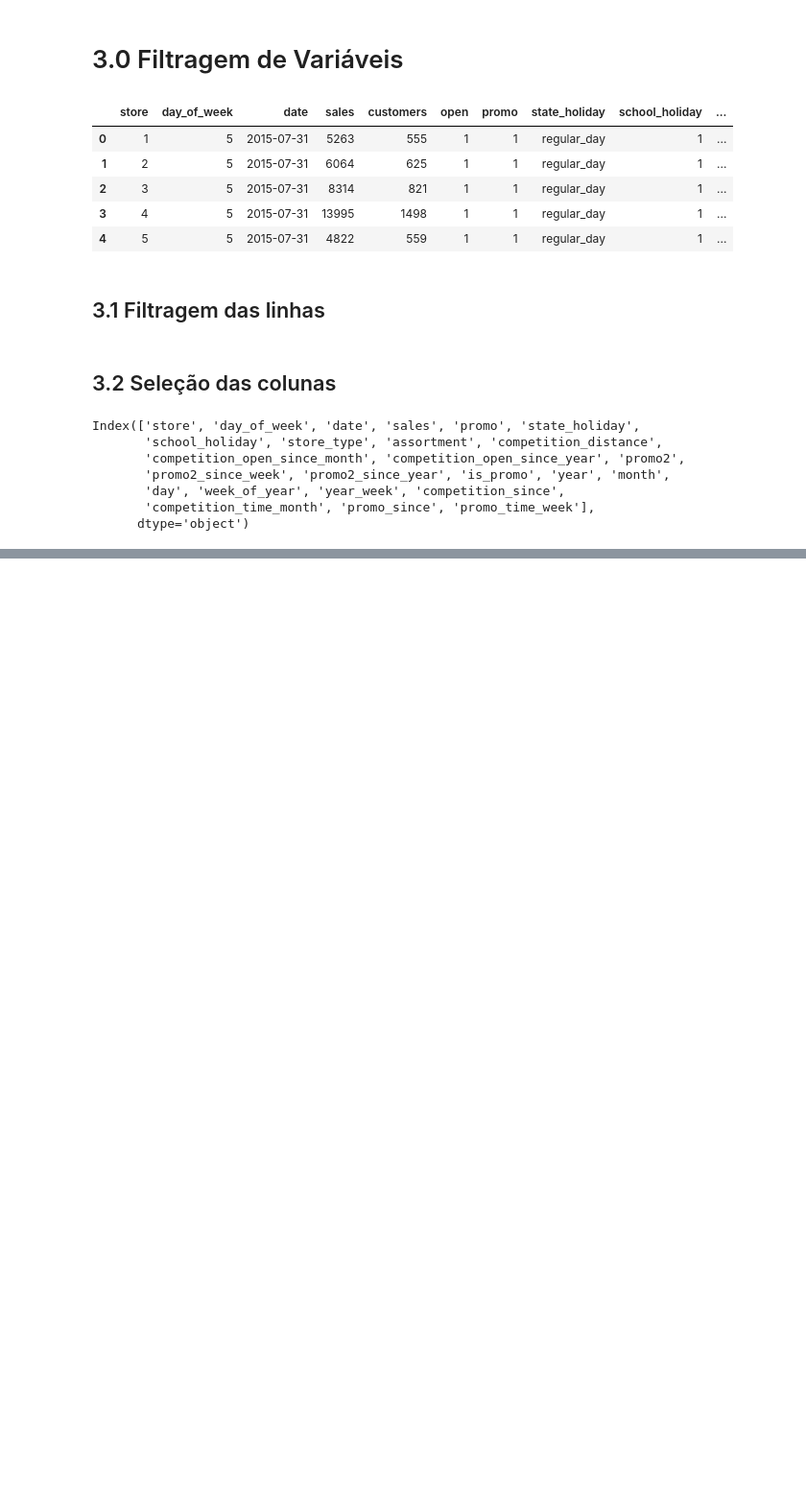
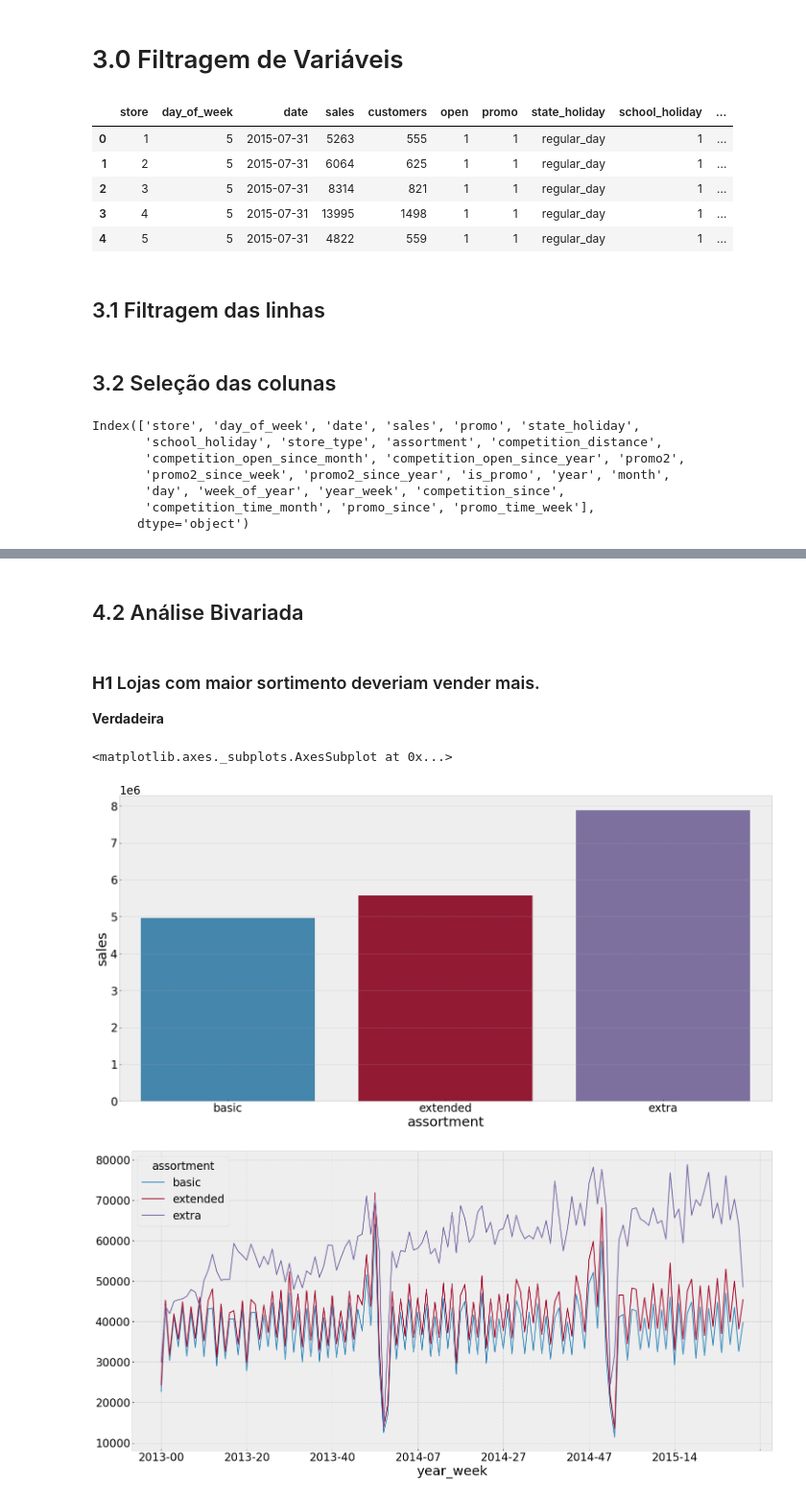
Before and after one commit to brunosantos4/Rossmann-Store-Sales, a Jupyter notebook: Projeto_teste.ipynb, the cells around one changed output, grey strips where cells are left out. Shown at 96% size. Cells and saved outputs as stored; diff of their text form; code cells hidden in the pictures; blank space fills up the shorter version.

```diff
--- a/Projeto_teste.ipynb
+++ b/Projeto_teste.ipynb
@@ -480,0 +534,20 @@ Index(['store', 'day_of_week', 'date', 'sales', 'promo', 'state_holiday',
+# %% [markdown]
+## 4.2 Análise Bivariada
+# %% [markdown]
+### **H1** Lojas com maior sortimento deveriam vender mais.
+**Verdadeira**
+# %%
+aux1 = df4[['assortment','sales','store']].groupby(['store','assortment']).sum().reset_index().groupby('assortment').mean().reset_index()
+sns.barplot(x='assortment', y='sales', data = aux1)  # mostra média de vendas das loja por assortment
+
+# QUANTIDADE DE VENDAS MÉDIAS POR LOJA EM EXTRA: 7.882.923 (ao longo do tempo total)
+# QUANTIDADE DE VENDAS MÉDIAS POR LOJA EM BASIC: 4.967.538 (ao longo do tempo total)
+
+aux2 = df4[['year_week','assortment', 'sales','store']].groupby(['year_week','assortment','store']).sum().reset_index().groupby(['year_week','assortment']).mean().reset_index()
+aux2.pivot(index='year_week', columns='assortment', values = 'sales').plot()
+
+# quantidade de vendas médias por loja em cada dia, separados pro assortment
+# %% [output]
+<matplotlib.axes._subplots.AxesSubplot at 0x...>
+[figure, added]
+[figure, added]
```
Also changed, not shown: parts of 15 cells of this notebook.
